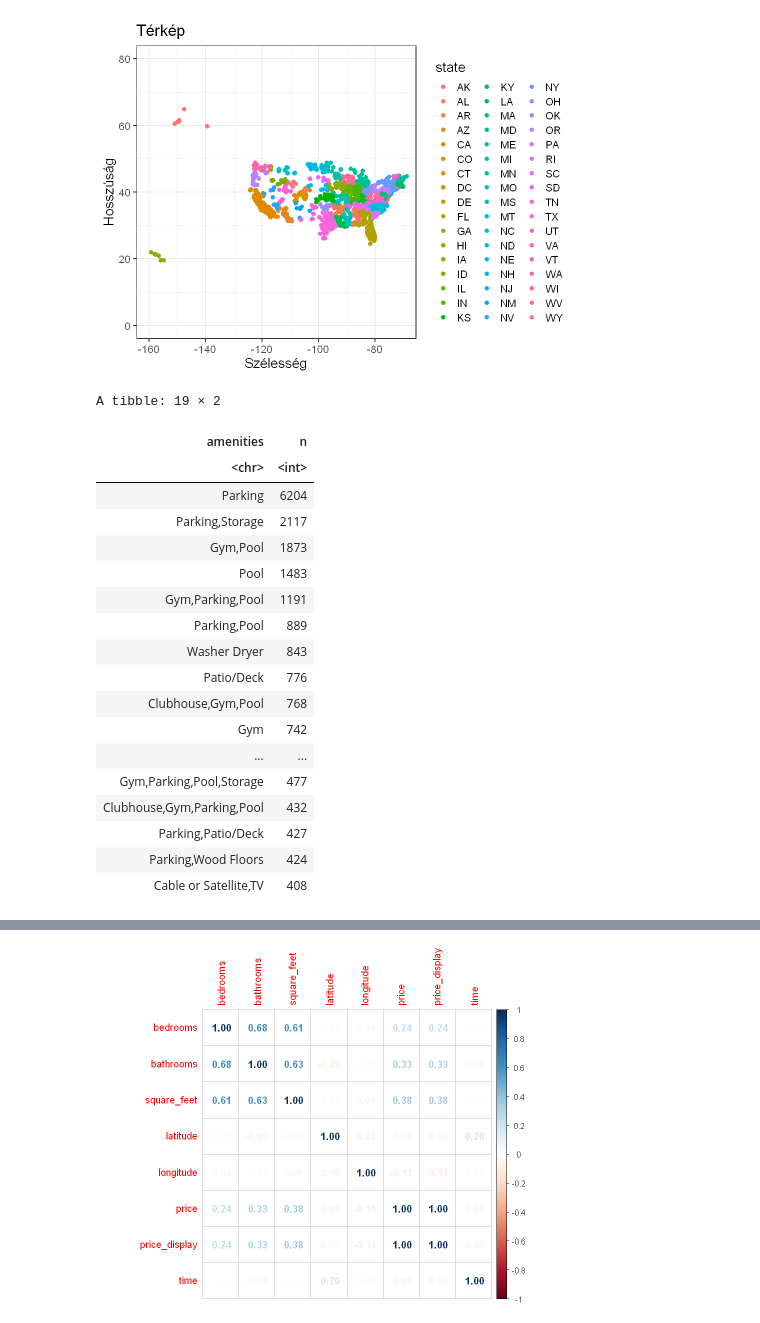
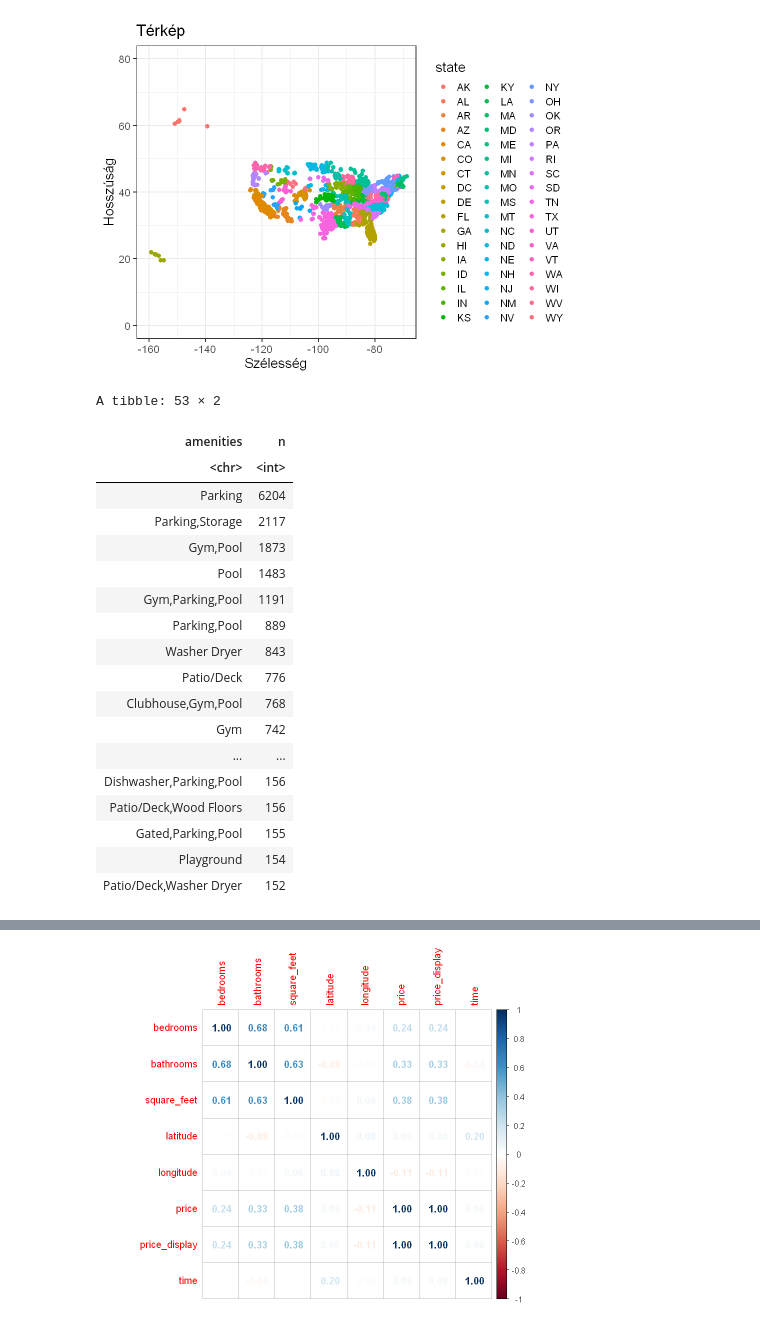
Before and after one commit to N0-0BIE/EX9BLV_ABTG, a Jupyter notebook: code/project.ipynb, the cells around one changed output, grey strips where cells are left out. Cells and saved outputs as stored; diff of their text form; code cells hidden in the pictures.

```diff
--- a/code/project.ipynb
+++ b/code/project.ipynb
@@ -263,29 +285,29 @@ theme_bw(base_size = 16)
 # %%
 # Amenities (felszereltség) kategória kezelése
 
 dfc %>%
 filter(!is.na(amenities)) %>%
 select(amenities) %>%
 count(amenities) %>%
-filter(n > 400) %>%
+filter(n > 150) %>%
 arrange(desc(n))
 # %% [output]
-A tibble: 19 × 2
+A tibble: 53 × 2
 | amenities | n |
 | <chr> | <int> |
 | Parking | 6204 |
 | Parking,Storage | 2117 |
 | Gym,Pool | 1873 |
 | Pool | 1483 |
 | Gym,Parking,Pool | 1191 |
 | Parking,Pool | 889 |
 | Washer Dryer | 843 |
 | Patio/Deck | 776 |
 | Clubhouse,Gym,Pool | 768 |
 | Gym | 742 |
 | ... | ... |
-| Gym,Parking,Pool,Storage | 477 |
-| Clubhouse,Gym,Parking,Pool | 432 |
-| Parking,Patio/Deck | 427 |
-| Parking,Wood Floors | 424 |
-| Cable or Satellite,TV | 408 |
+| Dishwasher,Parking,Pool | 156 |
+| Patio/Deck,Wood Floors | 156 |
+| Gated,Parking,Pool | 155 |
+| Playground | 154 |
+| Patio/Deck,Washer Dryer | 152 |
```
Also changed, not shown: parts of 11 cells of this notebook.
